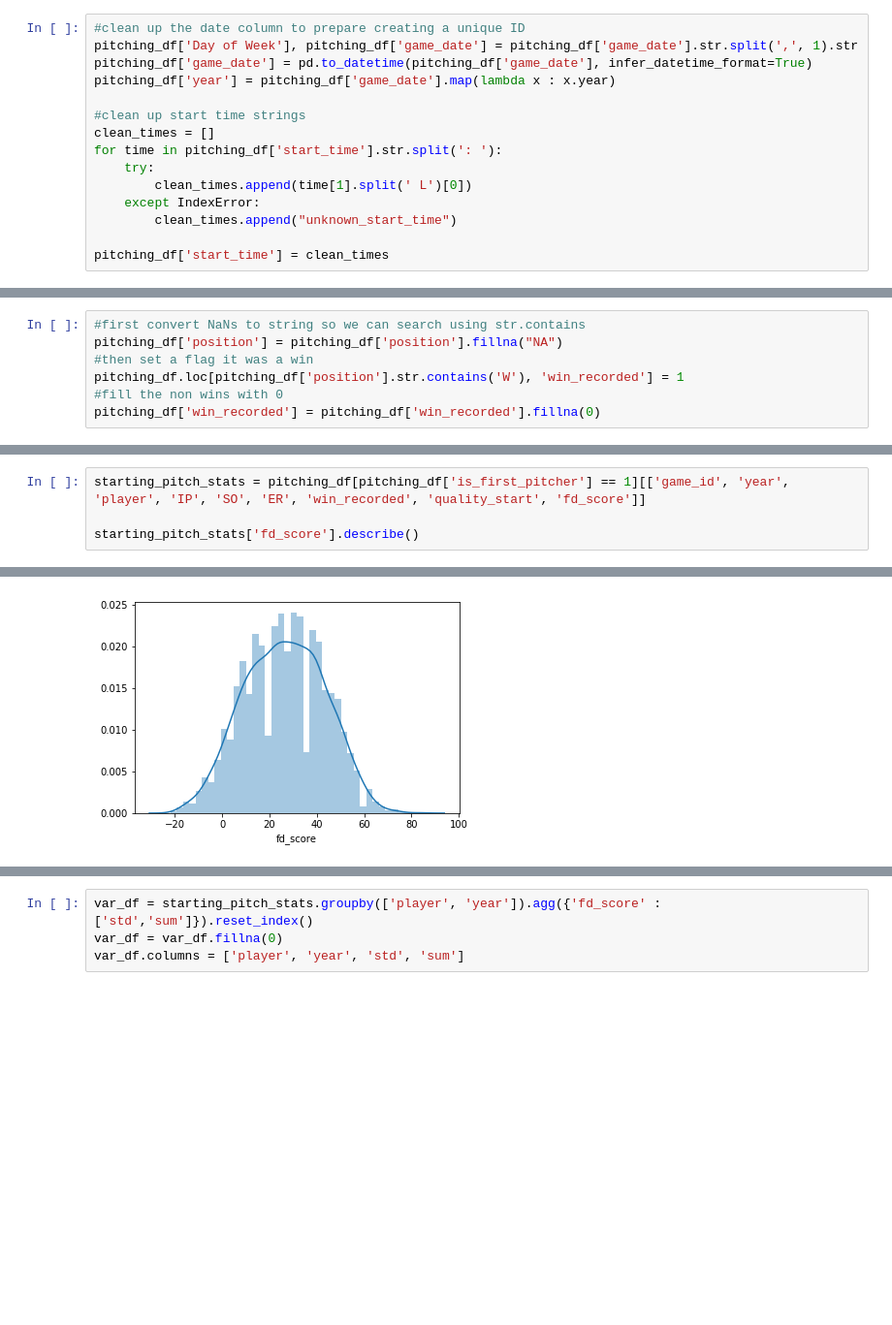
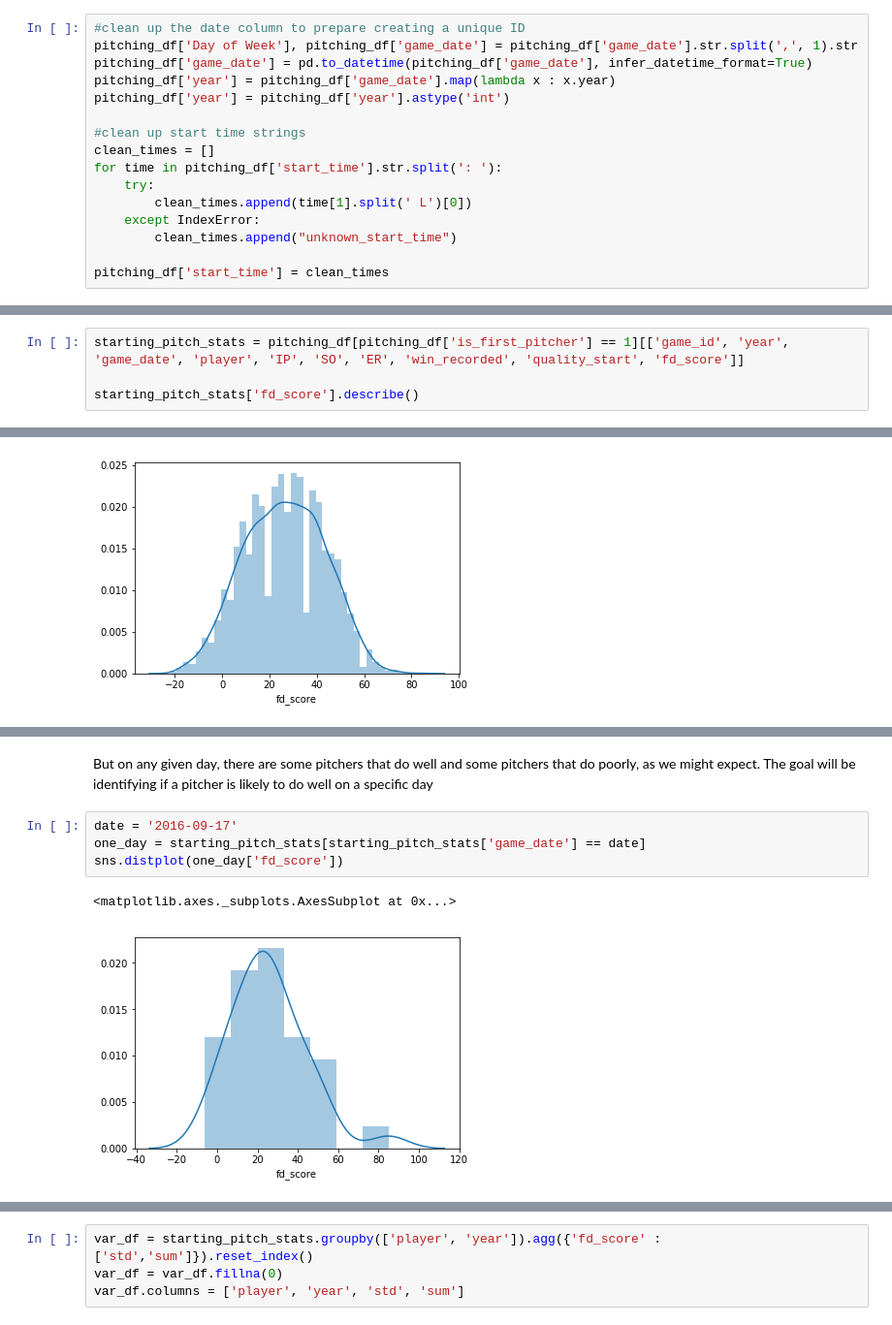
Before and after one commit to cdemundo/Baseball, a Jupyter notebook: Data Exploration.ipynb, the cells around one changed output, grey strips where cells are left out. Shown: that part at 97% size. Cells and saved outputs as stored; diff of their text form; blank space fills up the shorter version.

```diff
--- a/Data Exploration.ipynb
+++ b/Data Exploration.ipynb
@@ -32,6 +33,7 @@ First, let's create a unique ID column based on Date, Location and Start Time.
 pitching_df['Day of Week'], pitching_df['game_date'] = pitching_df['game_date'].str.split(',', 1).str
 pitching_df['game_date'] = pd.to_datetime(pitching_df['game_date'], infer_datetime_format=True)
 pitching_df['year'] = pitching_df['game_date'].map(lambda x : x.year)
+pitching_df['year'] = pitching_df['year'].astype('int')
 
 #clean up start time strings
 clean_times = []
@@ -76,10 +78,3 @@ pitching_df['win_recorded'].fillna(0)
-# %%
-#first convert NaNs to string so we can search using str.contains
-pitching_df['position'] = pitching_df['position'].fillna("NA")
-#then set a flag it was a win
-pitching_df.loc[pitching_df['position'].str.contains('W'), 'win_recorded'] = 1
-#fill the non wins with 0
-pitching_df['win_recorded'] = pitching_df['win_recorded'].fillna(0)
 # %% [markdown]
 To determine quality starts, we need to see if a pitcher was the starting pitcher.  The easiest way is to flag whether or not they were the first pitcher listed for a game
 # %%
@@ -165,7 +166,7 @@ pitching_df['fd_score'] = pitching_df.apply(fan_duel_pitching_score, axis=1)
 # %% [markdown]
 FanDuels highly overvalues starting pitching (saves aren't given points) - so let's restrict to just starting pitchers
 # %%
-starting_pitch_stats = pitching_df[pitching_df['is_first_pitcher'] == 1][['game_id', 'year', 'player', 'IP', 'SO', 'ER', 'win_recorded', 'quality_start', 'fd_score']]
+starting_pitch_stats = pitching_df[pitching_df['is_first_pitcher'] == 1][['game_id', 'year', 'game_date', 'player', 'IP', 'SO', 'ER', 'win_recorded', 'quality_start', 'fd_score']]
 
 starting_pitch_stats['fd_score'].describe()
 # %% [output]
@@ -187,0 +206,9 @@ sns.distplot(starting_pitch_stats['fd_score'])
+# %% [markdown]
+But on any given day, there are some pitchers that do well and some pitchers that do poorly, as we might expect.  The goal will be identifying if a pitcher is likely to do well on a specific day
+# %%
+date = '2016-09-17'
+one_day = starting_pitch_stats[starting_pitch_stats['game_date'] == date]
+sns.distplot(one_day['fd_score'])
+# %% [output]
+<matplotlib.axes._subplots.AxesSubplot at 0x...>
+[figure, added]
```
Also changed, not shown: parts of 9 cells of this notebook.
